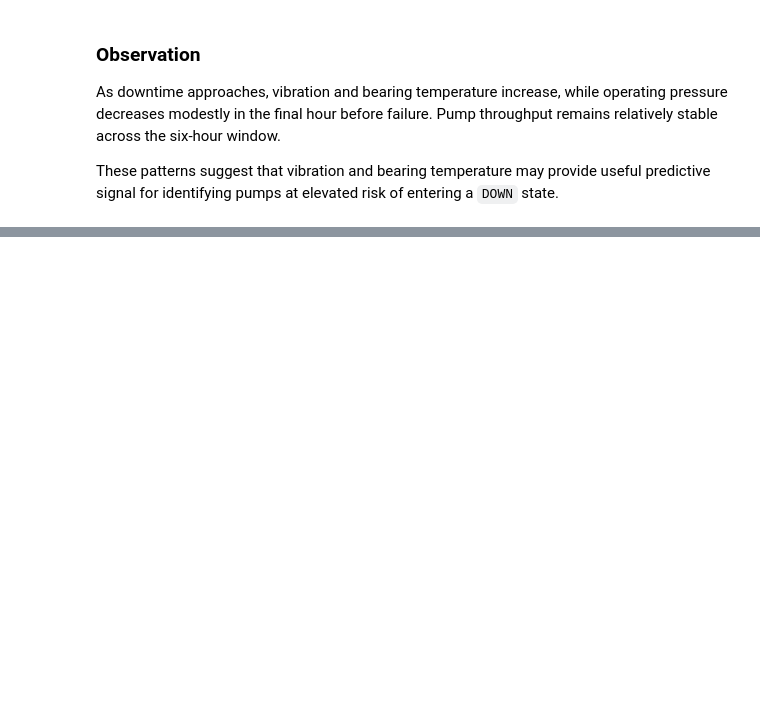
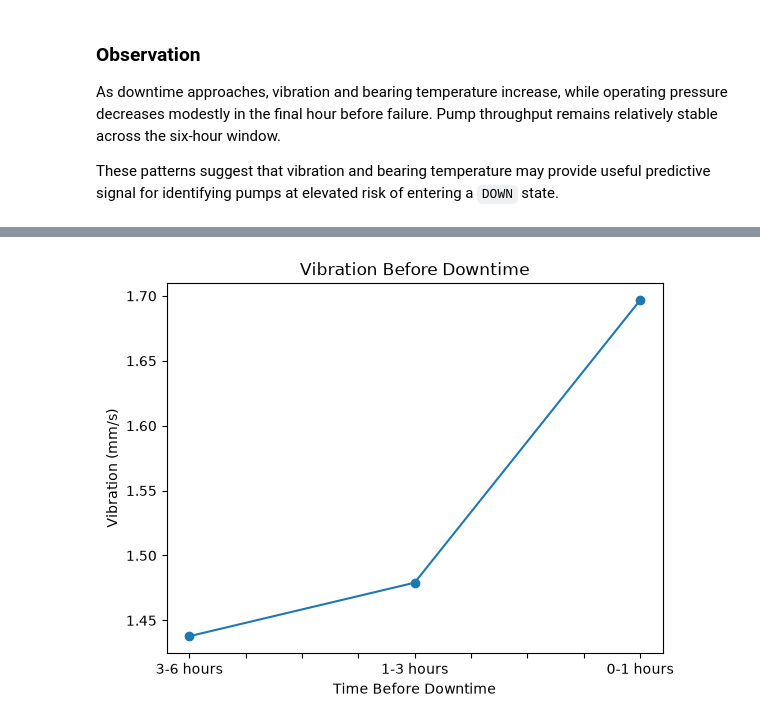
Before and after one commit to MohnishMehta/Break-Through-Tech-ML-Pipeline, a Jupyter notebook: notebooks/01_data_exploration.ipynb, the cells around one changed output, grey strips where cells are left out. Cells and saved outputs as stored; diff of their text form; code cells hidden in the pictures; blank space fills up the shorter version.

```diff
--- a/notebooks/01_data_exploration.ipynb
+++ b/notebooks/01_data_exploration.ipynb
@@ -531,0 +601,12 @@ These patterns suggest that vibration and bearing temperature may provide useful
+# %%
+sensor_trend_data["vibration_mm_s"].plot(
+    kind="line",
+    marker="o"
+)
+
+plt.title("Vibration Before Downtime")
+plt.xlabel("Time Before Downtime")
+plt.ylabel("Vibration (mm/s)")
+plt.show()
+# %% [output]
+[figure, added]
```
Also changed, not shown: parts of 11 cells of this notebook.
